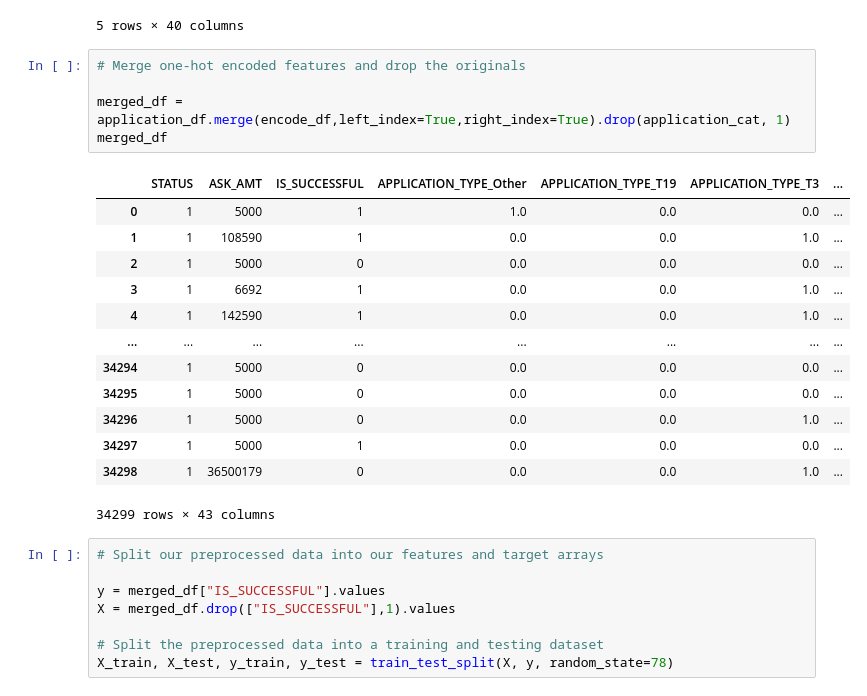
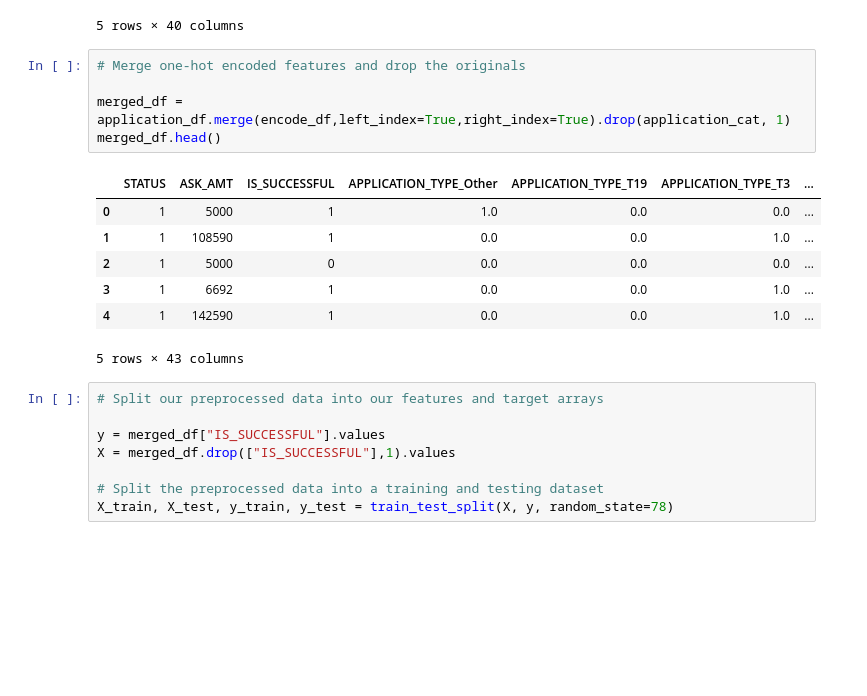
Before and after one commit to holleyvoegtle/Neural_Network_Charity_Analysis, a Jupyter notebook: AlphabetSoupCharity.ipynb, the cells around one changed output. Saved outputs shown, nothing was run; the diff lists cells and outputs as text; blank space fills up the shorter version.

```diff
--- a/AlphabetSoupCharity.ipynb
+++ b/AlphabetSoupCharity.ipynb
@@ -169,22 +169,16 @@ encode_df.head()
 # %%
 # Merge one-hot encoded features and drop the originals
 
 merged_df = application_df.merge(encode_df,left_index=True,right_index=True).drop(application_cat, 1)
-merged_df
+merged_df.head()
 # %% [output]
 |  | STATUS | ASK_AMT | IS_SUCCESSFUL | APPLICATION_TYPE_Other | APPLICATION_TYPE_T19 | APPLICATION_TYPE_T3 | ... |
 | 0 | 1 | 5000 | 1 | 1.0 | 0.0 | 0.0 | ... |
 | 1 | 1 | 108590 | 1 | 0.0 | 0.0 | 1.0 | ... |
 | 2 | 1 | 5000 | 0 | 0.0 | 0.0 | 0.0 | ... |
 | 3 | 1 | 6692 | 1 | 0.0 | 0.0 | 1.0 | ... |
 | 4 | 1 | 142590 | 1 | 0.0 | 0.0 | 1.0 | ... |
-| ... | ... | ... | ... | ... | ... | ... | ... |
-| 34294 | 1 | 5000 | 0 | 0.0 | 0.0 | 0.0 | ... |
-| 34295 | 1 | 5000 | 0 | 0.0 | 0.0 | 0.0 | ... |
-| 34296 | 1 | 5000 | 0 | 0.0 | 0.0 | 1.0 | ... |
-| 34297 | 1 | 5000 | 1 | 0.0 | 0.0 | 0.0 | ... |
-| 34298 | 1 | 36500179 | 0 | 0.0 | 0.0 | 1.0 | ... |
-34299 rows × 43 columns
+5 rows × 43 columns
 # %%
 # Split our preprocessed data into our features and target arrays
 
```
Also changed, not shown: parts of 8 cells of this notebook, 1 other file.
